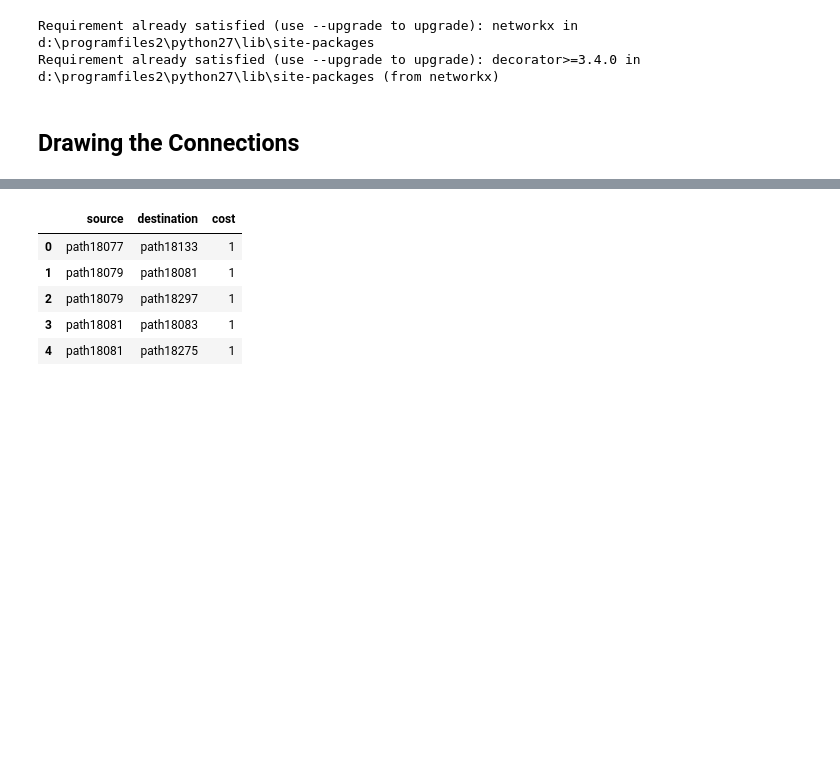
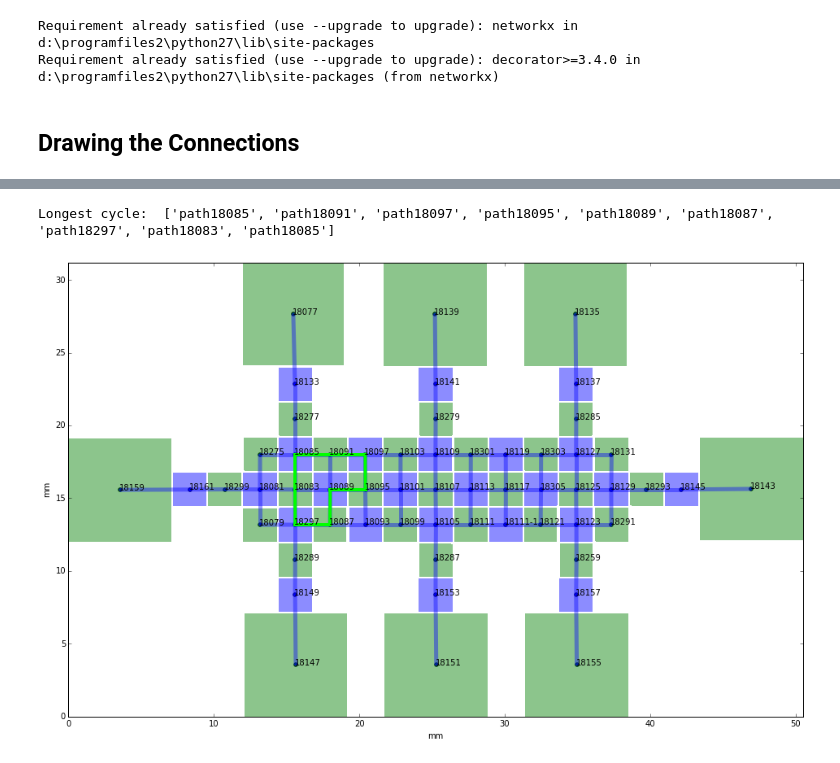
Before and after one commit to ajitpawar/device-connection-graph, a Jupyter notebook: Device connection graph.v4.ipynb, the cells around one changed output, grey strips where cells are left out. Drawn from its saved outputs; the diff is of its cells as text; code cells hidden in the pictures; blank space fills up the shorter version.

```diff
--- a/Device connection graph.v4.ipynb
+++ b/Device connection graph.v4.ipynb
@@ -307,9 +278,0 @@ False
-# %%
-df_connected.head()
-# %% [output]
-|  | source | destination | cost |
-| 0 | path18077 | path18133 | 1 |
-| 1 | path18079 | path18081 | 1 |
-| 2 | path18079 | path18297 | 1 |
-| 3 | path18081 | path18083 | 1 |
-| 4 | path18081 | path18275 | 1 |
@@ -315,0 +330,27 @@ df_connected.head()
+# %%
+####### Draw a cycle ###########
+
+src = 'path18085'
+L = ['path18085','path18091','path18089','path18083','path18087','path18297','path18097','path18095']
+
+# Find all cycles
+all_cycles = find_all_cycles(G, L, src)
+
+# Get longest cycle from all cycles
+#longest_cycle = max(all_cycles, key=len)
+longest_cycle = max(c for c in all_cycles if src in c)
+
+# Fix the cycle
+d = deque(longest_cycle)
+d.rotate(0 - longest_cycle.index(src))
+d.append(src)
+longest_cycle = list(d)
+print "Longest cycle: ", longest_cycle
+
+# Draw the cycle
+axis, centers = draw_blueprint(df_paths, df_connected)
+kwargs = {"color":'lime', "linewidth":4}
+draw_connections(axis, centers, df_paths, longest_cycle, **kwargs)
+# %% [output]
+Longest cycle:  ['path18085', 'path18091', 'path18097', 'path18095', 'path18089', 'path18087', 'path18297', 'path18083', 'path18085']
+[figure, added]
```
Also changed, not shown: parts of 13 cells of this notebook, 1 other file.
